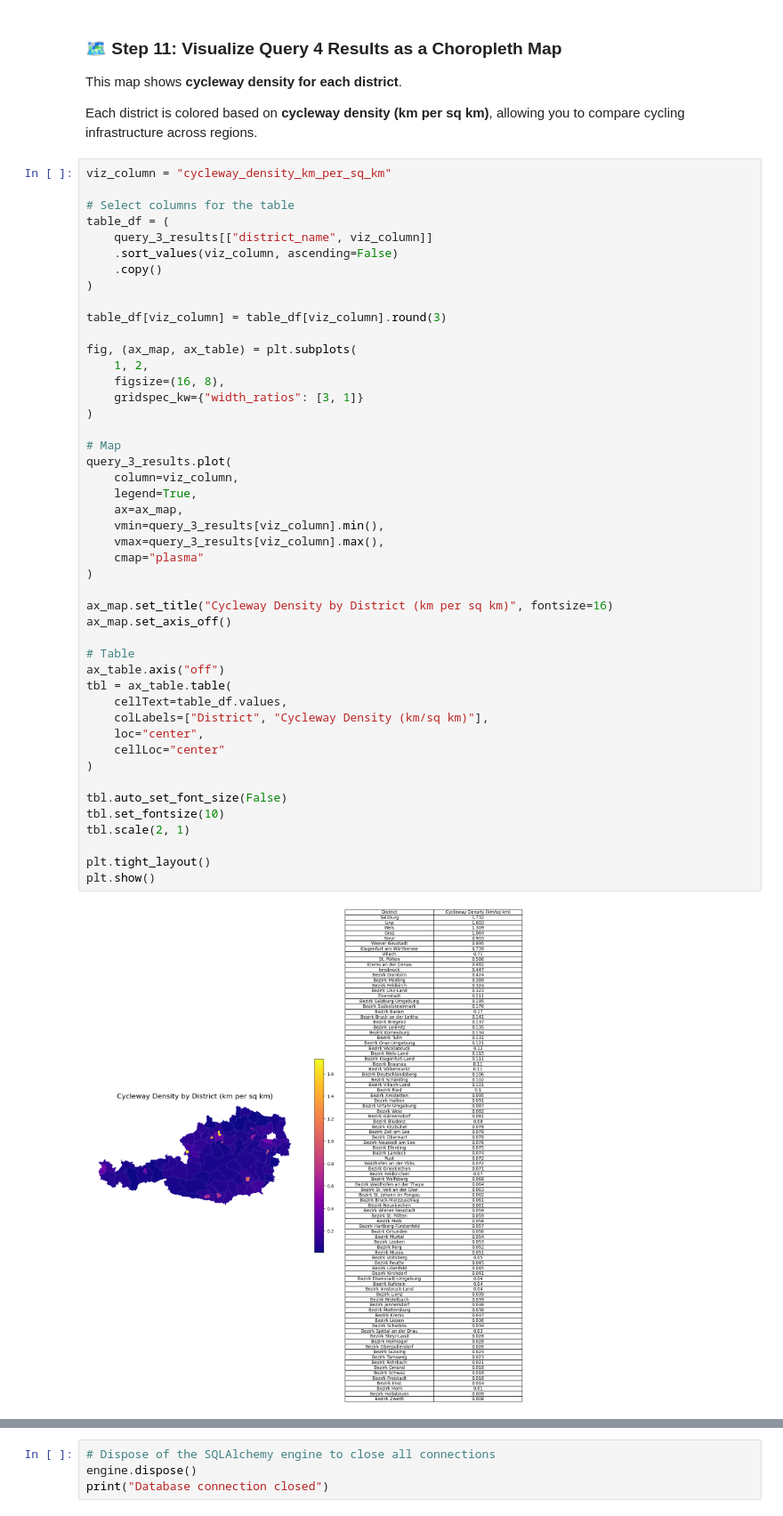
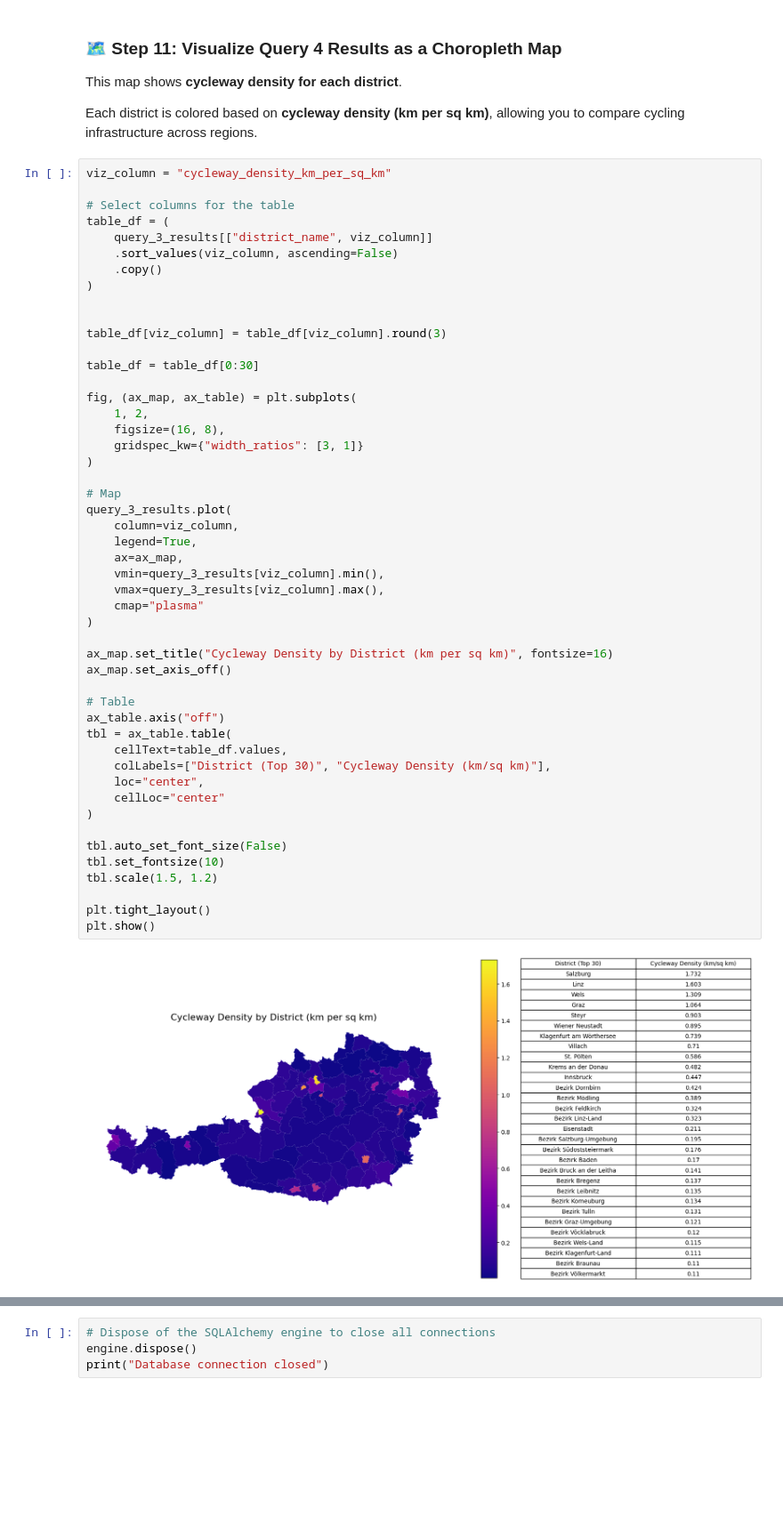
Before and after one commit to mollykerwick/gist604B-osm-postgis-local-fa26, a Jupyter notebook: notebooks/osm_postgis_austria.ipynb, the cells around one changed output, grey strips where cells are left out. Shown at 89% size. Saved outputs shown, nothing was run; the diff lists cells and outputs as text; blank space fills up the shorter version.

```diff
--- a/notebooks/osm_postgis_austria.ipynb
+++ b/notebooks/osm_postgis_austria.ipynb
@@ -331,7 +336,10 @@ table_df = (
     .copy()
 )
 
+
 table_df[viz_column] = table_df[viz_column].round(3)
+
+table_df = table_df[0:30]
 
 fig, (ax_map, ax_table) = plt.subplots(
     1, 2,
@@ -339,33 +347,33 @@ fig, (ax_map, ax_table) = plt.subplots(
     gridspec_kw={"width_ratios": [3, 1]}
 )
 
 # Map
 query_3_results.plot(
     column=viz_column,
     legend=True,
     ax=ax_map,
     vmin=query_3_results[viz_column].min(),
     vmax=query_3_results[viz_column].max(),
     cmap="plasma"
 )
 
 ax_map.set_title("Cycleway Density by District (km per sq km)", fontsize=16)
 ax_map.set_axis_off()
 
 # Table
 ax_table.axis("off")
 tbl = ax_table.table(
     cellText=table_df.values,
-    colLabels=["District", "Cycleway Density (km/sq km)"],
+    colLabels=["District (Top 30)", "Cycleway Density (km/sq km)"],
     loc="center",
     cellLoc="center"
 )
 
 tbl.auto_set_font_size(False)
 tbl.set_fontsize(10)
-tbl.scale(2, 1)
+tbl.scale(1.5, 1.2)
 
 plt.tight_layout()
 plt.show()
 # %% [output]
-[figure, old version]
+[figure, new version]
```
Also changed, not shown: parts of 6 cells of this notebook, 1 other file.
